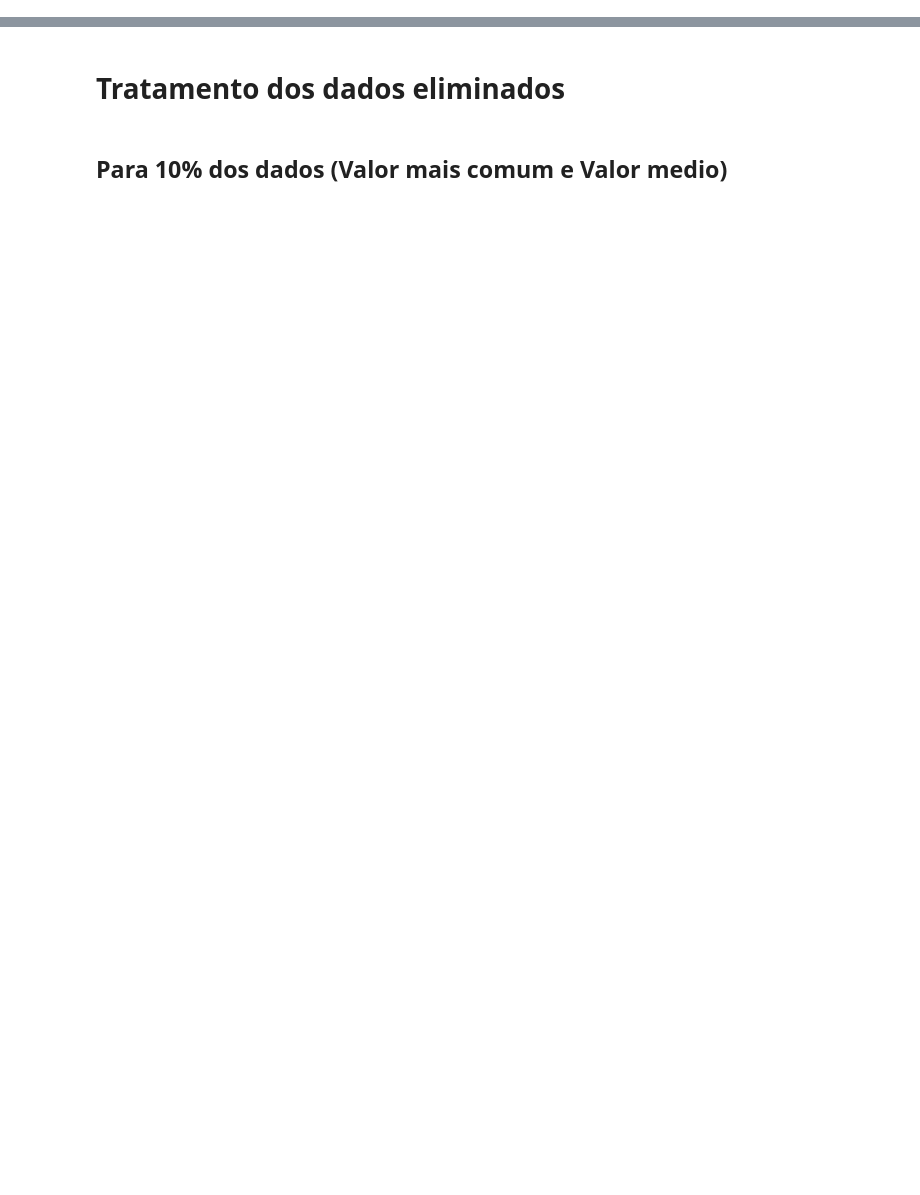
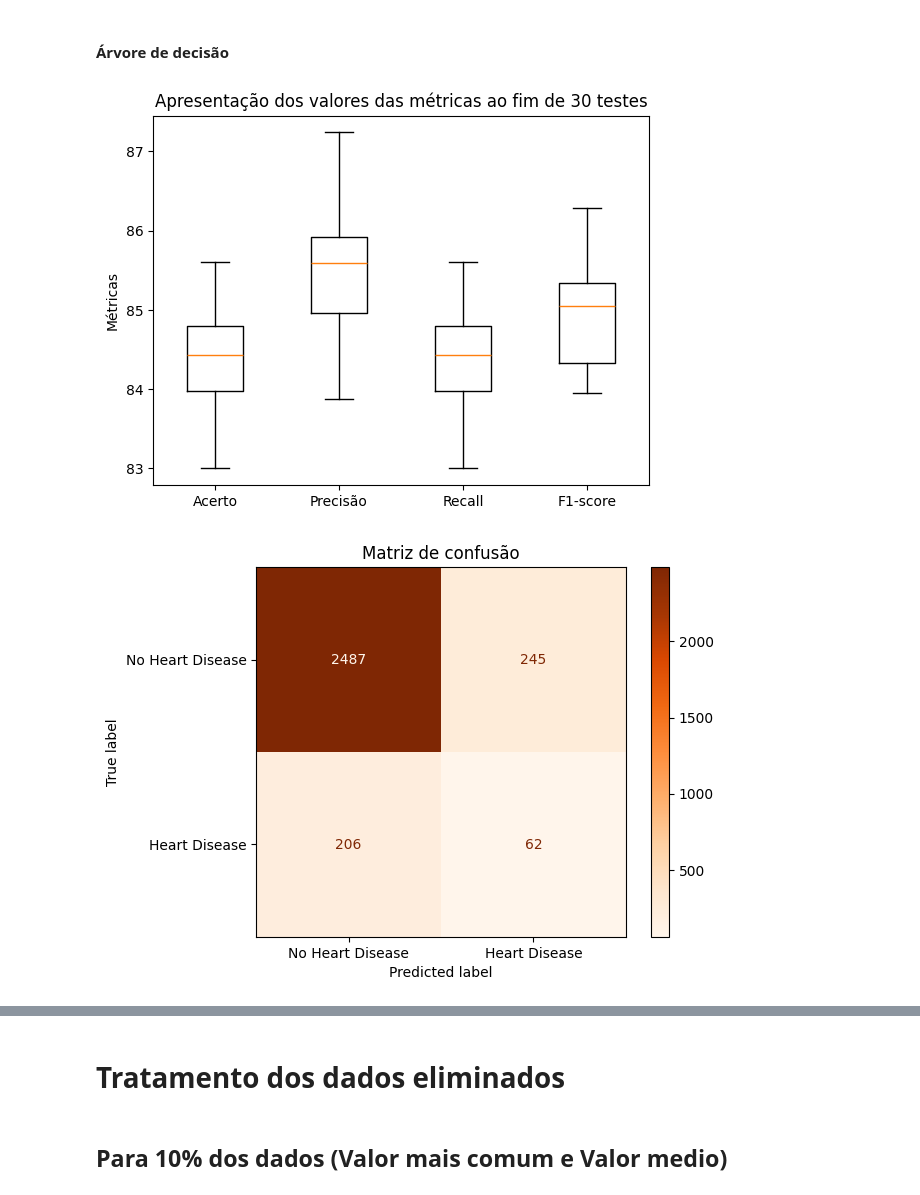
Before and after one commit to tiagof2001/Projeto_IAA, a Jupyter notebook: Projeto_IAA/Projeto_IAA.ipynb, the cells around one changed output, grey strips where cells are left out. Drawn from its saved outputs; the diff is of its cells as text; code cells hidden in the pictures; blank space fills up the shorter version.

```diff
--- a/Projeto_IAA/Projeto_IAA.ipynb
+++ b/Projeto_IAA/Projeto_IAA.ipynb
@@ -0,0 +20,4 @@
+# %%
+nr_tests = 30
+
+np.random.seed(50)
@@ -8,0 +134,76 @@ df = pd.read_csv('CVD_cleaned.csv')
+# %% [markdown]
+#### Árvore de decisão
+# %%
+df_decision_tree = numerical_data[:10000].copy()
+
+# Create a LabelEncoder object
+#encoder = LabelEncoder()
+
+# Iterate through all columns and encode categorical features
+#for column in df_decision_tree.select_dtypes(include=['object']).columns:
+#    df_decision_tree[column] = encoder.fit_transform(df_decision_tree[column])
+
+# Define features (X) and target variable (y) correctly
+X = df_decision_tree.drop(['Heart_Disease'], axis=1)  # Features
+y = df_decision_tree['Heart_Disease']  # Target variable
+
+# Arrays para guardar as métricas
+accuracies_dt = []
+precisions_dt = []
+recalls_dt = []
+f1_scores_dt = []
+
+# Número de testes declarado no início
+for _ in range(nr_tests):
+
+    # Split dataset into training set and test set
+    X_train, X_test, y_train, y_test = train_test_split(X, y, test_size=0.3)
+
+    # Normalizar os dados (usando apenas os dados de treino para ajustar o scaler)
+    scaler = StandardScaler()
+    X_train = scaler.fit_transform(X_train)  # Ajusta e transforma os dados de treino
+    X_test = scaler.transform(X_test)  # Transforma os dados de teste
+
+    # Create Decision Tree classifer object
+    clf = DecisionTreeClassifier()
+
+    # Train Decision Tree Classifer
+    clf = clf.fit(X_train, y_train)
+
+    # Predict the response for test dataset
+    y_pred = clf.predict(X_test)
+
+    # Cálculo de métricas
+    accuracy = accuracy_score(y_test, y_pred)*100
+    precision = precision_score(y_test, y_pred, average='weighted')*100
+    recall = recall_score(y_test, y_pred, average='weighted')*100
+    f1 = f1_score(y_test, y_pred, average='weighted')*100
+
+    # Append das métricas
+    accuracies_dt.append(accuracy)
+    precisions_dt.append(precision)
+    recalls_dt.append(recall)
+    f1_scores_dt.append(f1)
+
+# Avaliar o modelo
+plt.boxplot([accuracies_dt, precisions_dt, recalls_dt, f1_scores_dt], tick_labels=['Acerto', 'Precisão', 'Recall', 'F1-score'])
+plt.ylabel('Métricas')
+plt.title('Apresentação dos valores das métricas ao fim de ' + str(nr_tests) + ' testes')
+plt.show()
+
+# Avaliar o modelo
+#print(f"Percentagem de acerto: {accuracy:.2f}%")
+#print(f"Percentagem de precisão: {precision:.2f}%")
+#print(f"Percentagem de recall: {recall:.2f}%")
+#print(f"Percentagem de f1-score: {f1:.2f}%")
+#print("\nRelatório de Classificação:\n", classification_report(y_test, y_pred))
+
+# Matriz de confusão
+conf_matrix = confusion_matrix(y_test, y_pred)
+disp = ConfusionMatrixDisplay(confusion_matrix=conf_matrix, display_labels=["No Heart Disease", "Heart Disease"])
+disp.plot(cmap="Oranges", xticks_rotation=0.0)
+plt.title('Matriz de confusão')
+plt.show()
+# %% [output]
+[figure, added]
+[figure, added]
```
Also changed, not shown: parts of 49 cells of this notebook.
